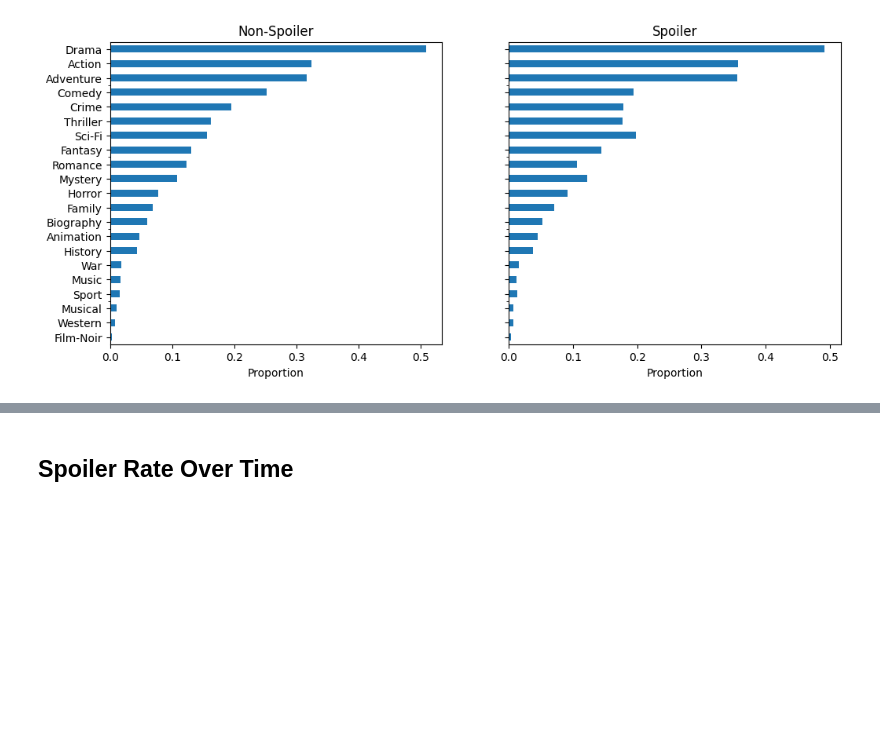
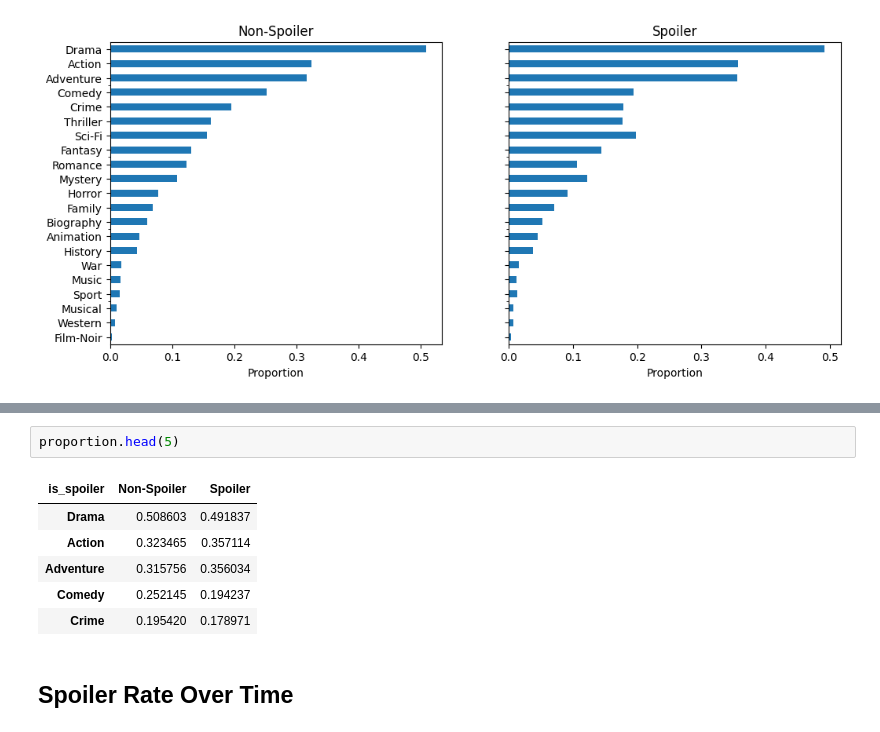
Before and after one commit to sandrinaa/imdb-spoilers, a Jupyter notebook: src/EDA/pre-eda.ipynb, the cells around one changed output, grey strips where cells are left out. Cells and saved outputs as stored; diff of their text form; blank space fills up the shorter version.

```diff
--- a/src/EDA/pre-eda.ipynb
+++ b/src/EDA/pre-eda.ipynb
@@ -230,3 +295,12 @@ Text(0.5, 0, 'Proportion')
+# %%
+proportion.head(5)
+# %% [output]
+| is_spoiler | Non-Spoiler | Spoiler |
+| Drama | 0.508603 | 0.491837 |
+| Action | 0.323465 | 0.357114 |
+| Adventure | 0.315756 | 0.356034 |
+| Comedy | 0.252145 | 0.194237 |
+| Crime | 0.195420 | 0.178971 |
 # %% [markdown]
 ## Spoiler Rate Over Time
 # %%
```
Also changed, not shown: parts of 3 cells of this notebook.
